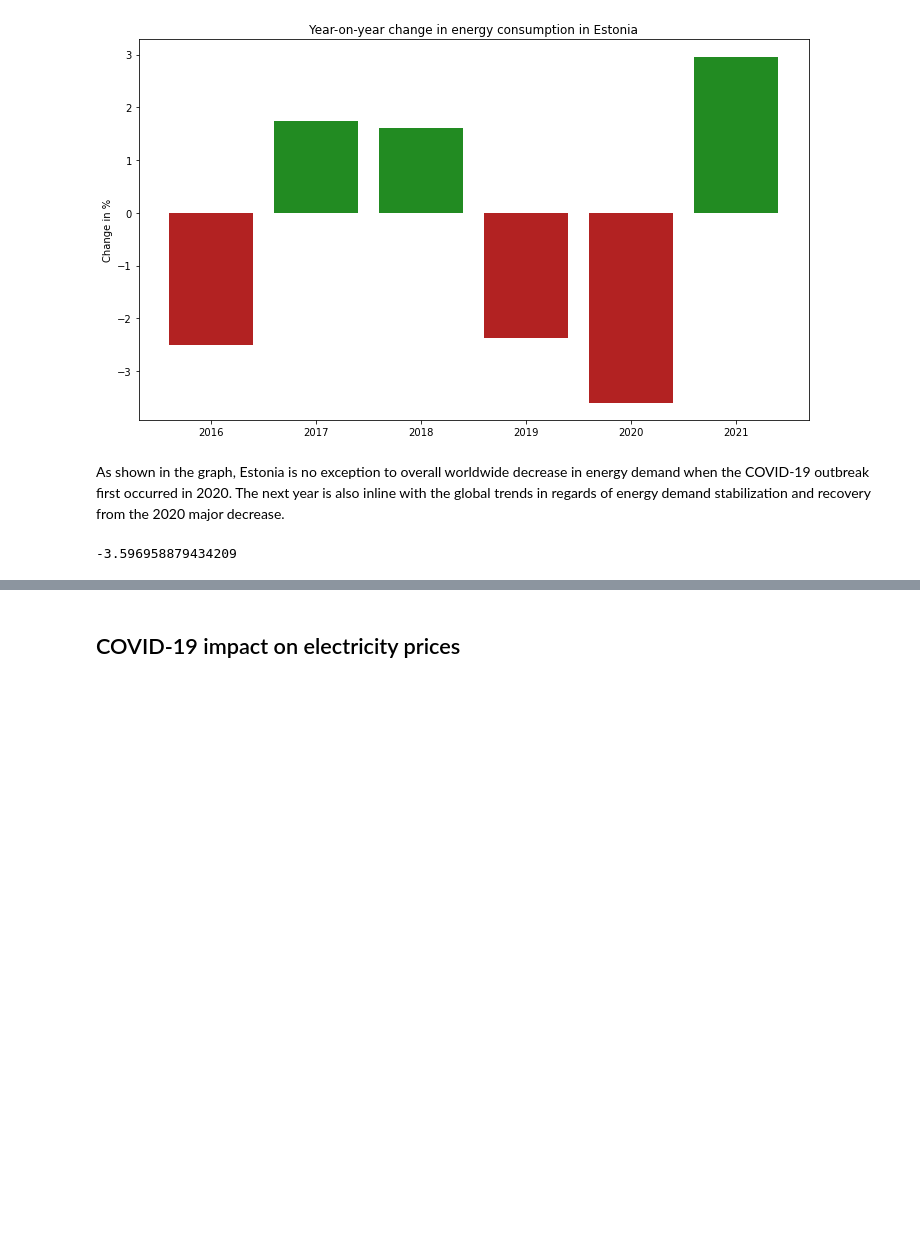
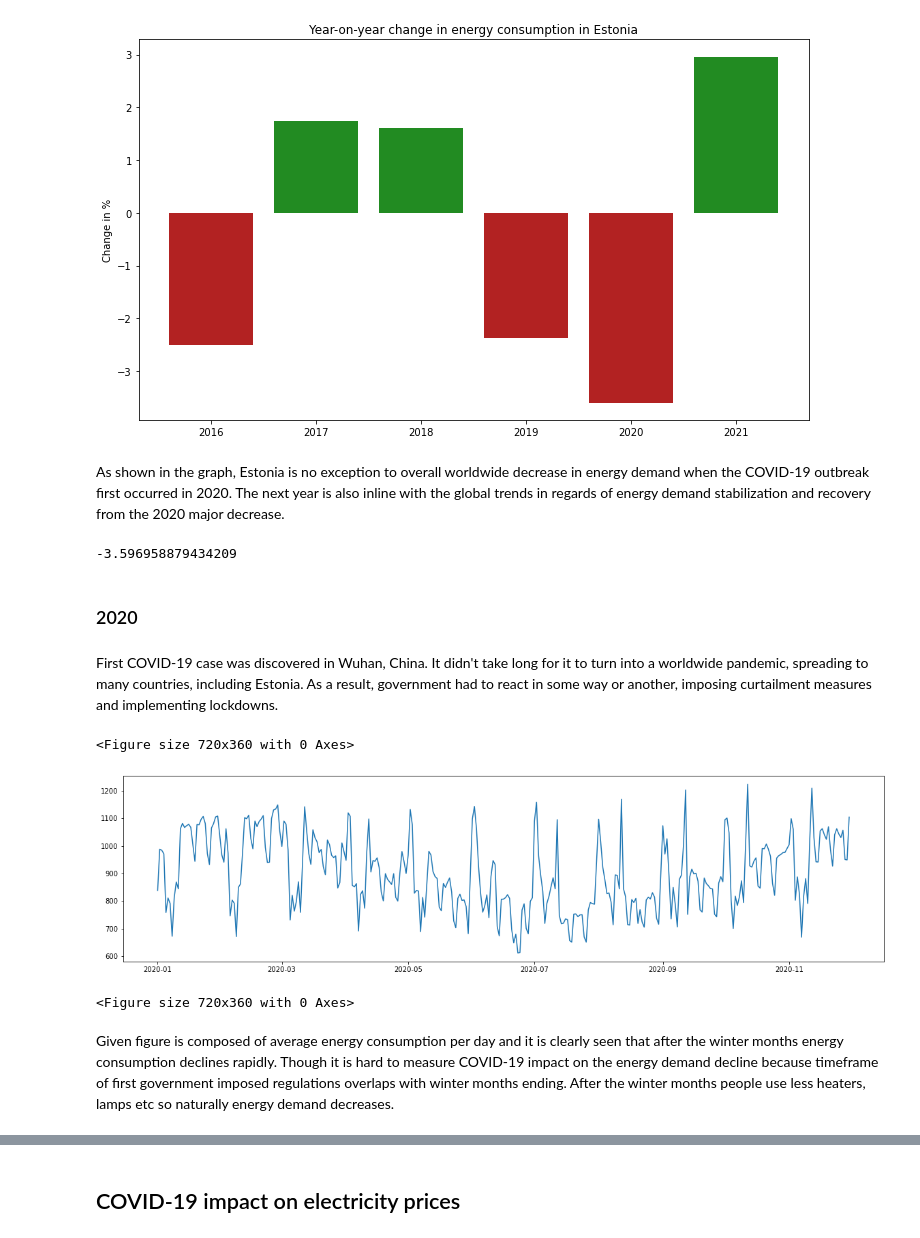
Before and after one commit to Rikuklane/D4-Electricity-Prices, a Jupyter notebook: visualization/covid_impact_on_electricity_prices.ipynb, the cells around one changed output, grey strips where cells are left out. Drawn from its saved outputs; the diff is of its cells as text; code cells hidden in the pictures; blank space fills up the shorter version.

Commit message:
Analysis of COVID-19 impact on 2020

```diff
--- a/visualization/covid_impact_on_electricity_prices.ipynb
+++ b/visualization/covid_impact_on_electricity_prices.ipynb
@@ -83,3 +87,39 @@ As shown in the graph, Estonia is no exception to overall worldwide decrease in
 print(float(consumption_changes.loc[consumption_changes["years"] == 2020]["changes"]))
 # %% [output]
 -3.596958879434209
+# %% [markdown]
+### 2020
+# %% [markdown]
+First COVID-19 case was discovered in Wuhan, China. It didn't take long for it to turn into a worldwide pandemic, spreading to many countries, including Estonia. As a result, government had to react in some way or another, imposing curtailment measures and implementing lockdowns.
+# %%
+def generalize_to_day_means():
+    means = []
+    dates = []
+    for i in range(1, 12):
+        for j in range(1, 31):
+
+            month = str(i)
+            day = str(j)
+
+            try:
+                mean = float(consumption["2020-" + month + "-" + day].mean())
+                date = pd.to_datetime("2020-" + month + "-" + day)
+                means.append(mean)
+                dates.append(date)
+            except:
+                break
+    return means, dates
+
+
+means, dates = generalize_to_day_means()
+f, ax = plt.subplots(figsize=(20,5))
+consumption_early_2020 = pd.DataFrame({"dates":dates,"means":means})
+consumption_early_2020.set_index("dates")
+plt.plot(consumption_early_2020["dates"], consumption_early_2020["means"])
+plt.figure(figsize=(10, 5))
+# %% [output]
+<Figure size 720x360 with 0 Axes>
+[figure, added]
+<Figure size 720x360 with 0 Axes>
+# %% [markdown]
+Given figure is composed of average energy consumption per day and it is clearly seen that after the winter months energy consumption declines rapidly. Though it is hard to measure COVID-19 impact on the energy demand decline because timeframe of first government imposed regulations overlaps with winter months ending. After the winter months people use less heaters, lamps etc so naturally energy demand decreases.
```
Also changed, not shown: parts of 9 cells of this notebook.
